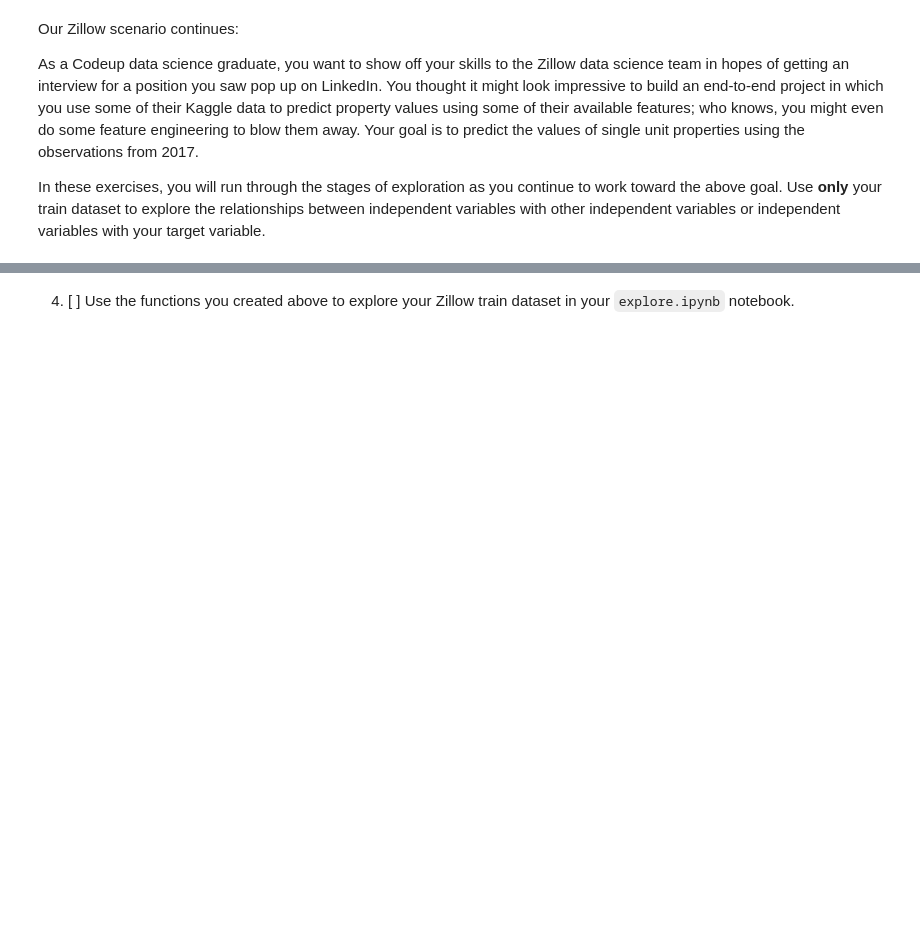
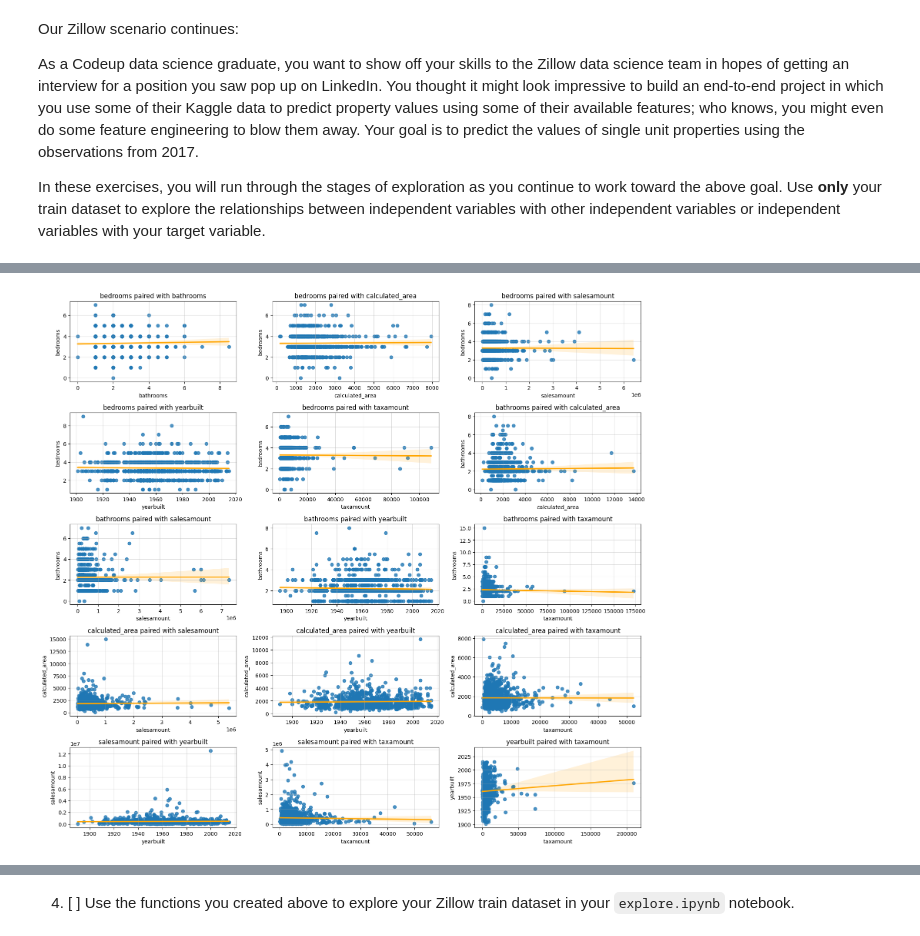
Before and after one commit to Michael-Nelson361/regression-exercises, a Jupyter notebook: explore.ipynb, the cells around one changed output, grey strips where cells are left out. Cells and saved outputs as stored; diff of their text form; code cells hidden in the pictures; blank space fills up the shorter version.

```diff
--- a/explore.ipynb
+++ b/explore.ipynb
@@ -8,0 +68,3 @@ In these exercises, you will run through the stages of exploration as you contin
+# %%
+# use itertools to get combinations
+col_combos = list(itertools.combinations(numeric_columns,2))
@@ -8,0 +75,17 @@ In these exercises, you will run through the stages of exploration as you contin
+# %%
+# plot each pairwise relationship in a for loop
+# use subplots and enumerate
+plt.figure(figsize=(16,20))
+for i,cols in enumerate(col_combos):
+    plot_number = i+1
+    plt.subplot(7,3,plot_number)
+    plt.title(f'{cols[0]} paired with {cols[1]}')
+    sns.regplot(y=train[cols[0]].sample(10**3),x=train[cols[1]].sample(10**3),line_kws={'color':'orange'})
+    plt.xlabel(cols[1])
+    plt.ylabel(cols[0])
+    plt.grid(alpha=0.4)
+plt.tight_layout()
+
+plt.show()
+# %% [output]
+[figure, added]
```
Also changed, not shown: parts of 28 cells of this notebook.
